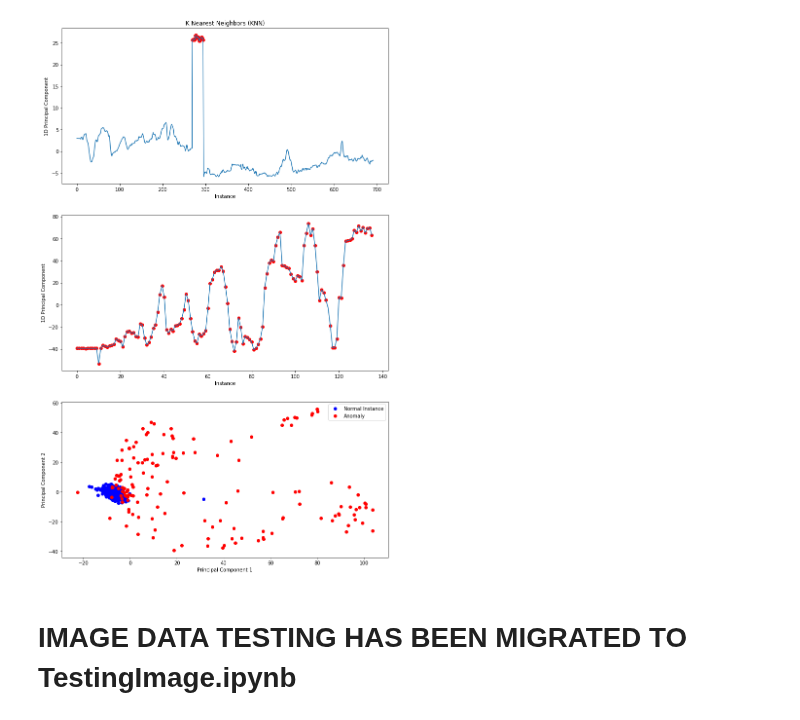
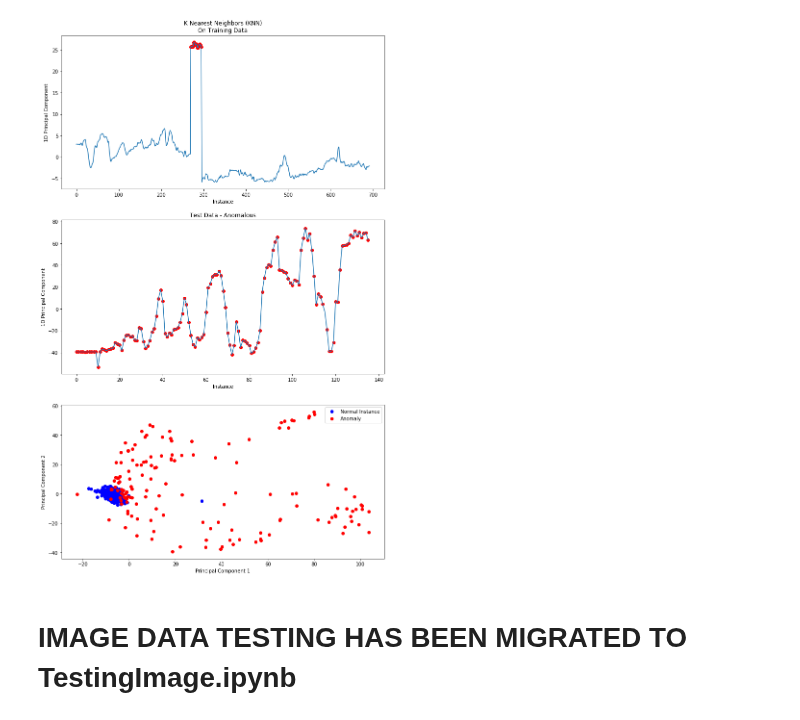
Before and after one commit to pratikluitel/SP-Cup, a Jupyter notebook: testingAlgos.ipynb, the cells around one changed output. Saved outputs shown, nothing was run; the diff lists cells and outputs as text; code cells hidden in the pictures.

```diff
--- a/testingAlgos.ipynb
+++ b/testingAlgos.ipynb
@@ -201,34 +203,35 @@ ax2.legend(['Trend','Anomaly'])
 from pyod.models.knn import KNN
 
 params = ['x','y','z','w','x.1','y.1','z.1','x.2','y.2','z.2']
 #fit model
 lof = KNN()
 
 z = find_theta_score(trainData)
 
 lof.fit(z)
 scores = lof.decision_scores_
 test_scores1 = lof.decision_function(find_theta_score(testData1,2))
 test_scores2 = lof.decision_function(find_theta_score(testData2,2))
 
 thres = scores.mean()+18*scores.std()
 anomalyPredictionLOF = test_scores1 > thres
 anomalyPredictionLOF1 = test_scores2 > thres
 plt.figure(figsize = (12,20))
 ax1 = plt.subplot(3,1,1)
-ax1.title.set_text('K Nearest Neighbors (KNN)')
+ax1.title.set_text('K Nearest Neighbors (KNN)\nOn Training Data')
 ax1.set_xlabel('Instance')
 ax1.set_ylabel('1D Principal Component')
 plot_anomalies_in_1D(z_score1.T[0], anomalyPredictionLOF)
 ax2 = plt.subplot(3,1,2)
+ax2.title.set_text('Test Data - Anomalous')
 ax2.set_xlabel('Instance')
 ax2.set_ylabel('1D Principal Component')
 plot_anomalies_in_1D(z_score2.T[0], anomalyPredictionLOF1)
 ax3 = plt.subplot(3,1,3)
 ax3.set_xlabel('Principal Component 1')
 ax3.set_ylabel('Principal Component 2')
 plot_anomalies_in_2D(z2_score.T, np.concatenate([anomalyPredictionLOF,anomalyPredictionLOF1]))
 # %% [output]
-[figure, old version]
+[figure, new version]
 # %% [markdown]
 # IMAGE DATA TESTING HAS BEEN MIGRATED TO TestingImage.ipynb
```
Also changed, not shown: parts of 2 cells of this notebook.
